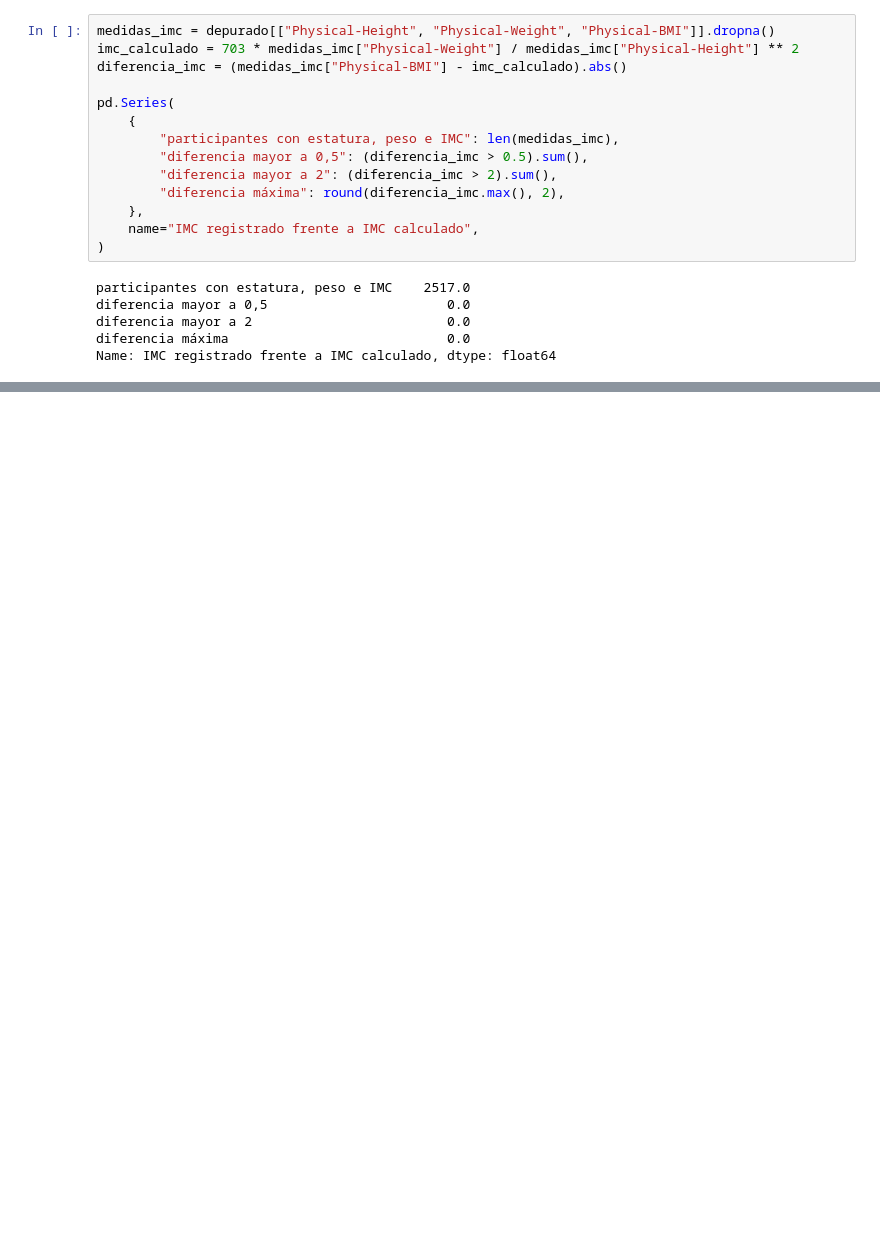
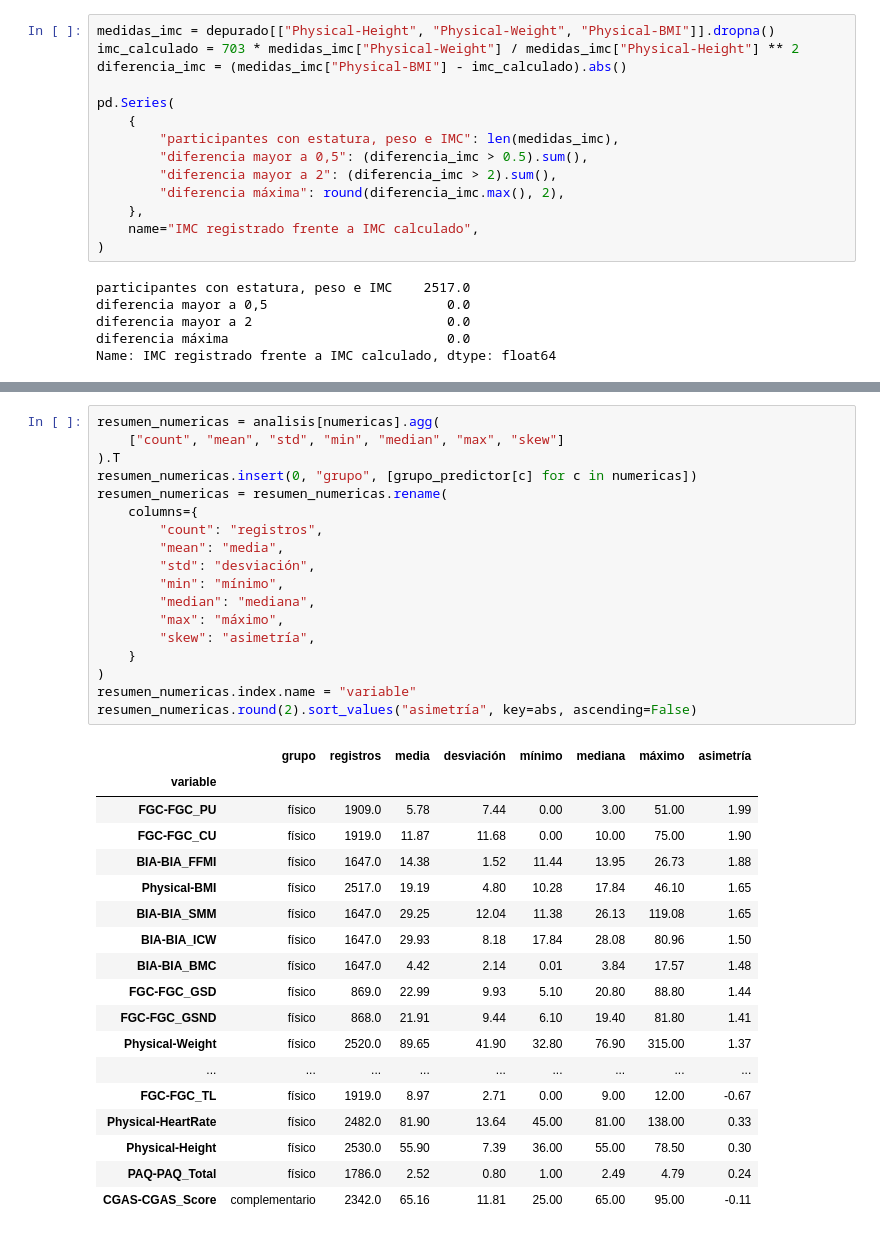
Before and after one commit to juanestebancg2806/piu-severity-prediction, a Jupyter notebook: notebooks/01_eda.ipynb, the cells around one changed output, grey strips where cells are left out. Saved outputs shown, nothing was run; the diff lists cells and outputs as text; blank space fills up the shorter version.

```diff
--- a/notebooks/01_eda.ipynb
+++ b/notebooks/01_eda.ipynb
@@ -1535,0 +1673,37 @@ Después de depurar, 25 variables numéricas tienen valores a más de tres rango
+# %%
+resumen_numericas = analisis[numericas].agg(
+    ["count", "mean", "std", "min", "median", "max", "skew"]
+).T
+resumen_numericas.insert(0, "grupo", [grupo_predictor[c] for c in numericas])
+resumen_numericas = resumen_numericas.rename(
+    columns={
+        "count": "registros",
+        "mean": "media",
+        "std": "desviación",
+        "min": "mínimo",
+        "median": "mediana",
+        "max": "máximo",
+        "skew": "asimetría",
+    }
+)
+resumen_numericas.index.name = "variable"
+resumen_numericas.round(2).sort_values("asimetría", key=abs, ascending=False)
+# %% [output]
+|  | grupo | registros | media | desviación | mínimo | mediana | máximo | asimetría |
+| variable |  |  |  |  |  |  |  |  |
+| FGC-FGC_PU | físico | 1909.0 | 5.78 | 7.44 | 0.00 | 3.00 | 51.00 | 1.99 |
+| FGC-FGC_CU | físico | 1919.0 | 11.87 | 11.68 | 0.00 | 10.00 | 75.00 | 1.90 |
+| BIA-BIA_FFMI | físico | 1647.0 | 14.38 | 1.52 | 11.44 | 13.95 | 26.73 | 1.88 |
+| Physical-BMI | físico | 2517.0 | 19.19 | 4.80 | 10.28 | 17.84 | 46.10 | 1.65 |
+| BIA-BIA_SMM | físico | 1647.0 | 29.25 | 12.04 | 11.38 | 26.13 | 119.08 | 1.65 |
+| BIA-BIA_ICW | físico | 1647.0 | 29.93 | 8.18 | 17.84 | 28.08 | 80.96 | 1.50 |
+| BIA-BIA_BMC | físico | 1647.0 | 4.42 | 2.14 | 0.01 | 3.84 | 17.57 | 1.48 |
+| FGC-FGC_GSD | físico | 869.0 | 22.99 | 9.93 | 5.10 | 20.80 | 88.80 | 1.44 |
+| FGC-FGC_GSND | físico | 868.0 | 21.91 | 9.44 | 6.10 | 19.40 | 81.80 | 1.41 |
+| Physical-Weight | físico | 2520.0 | 89.65 | 41.90 | 32.80 | 76.90 | 315.00 | 1.37 |
+| ... | ... | ... | ... | ... | ... | ... | ... | ... |
+| FGC-FGC_TL | físico | 1919.0 | 8.97 | 2.71 | 0.00 | 9.00 | 12.00 | -0.67 |
+| Physical-HeartRate | físico | 2482.0 | 81.90 | 13.64 | 45.00 | 81.00 | 138.00 | 0.33 |
+| Physical-Height | físico | 2530.0 | 55.90 | 7.39 | 36.00 | 55.00 | 78.50 | 0.30 |
+| PAQ-PAQ_Total | físico | 1786.0 | 2.52 | 0.80 | 1.00 | 2.49 | 4.79 | 0.24 |
+| CGAS-CGAS_Score | complementario | 2342.0 | 65.16 | 11.81 | 25.00 | 65.00 | 95.00 | -0.11 |
```
Also changed, not shown: parts of 16 cells of this notebook, 5 other files.
